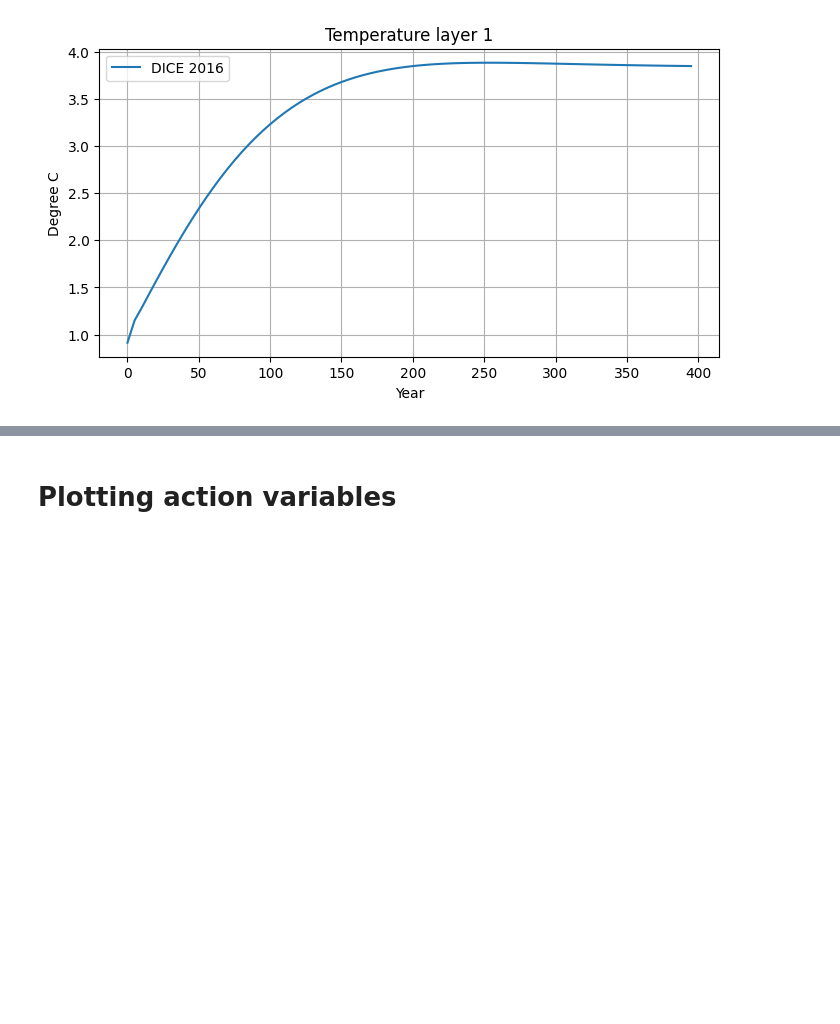
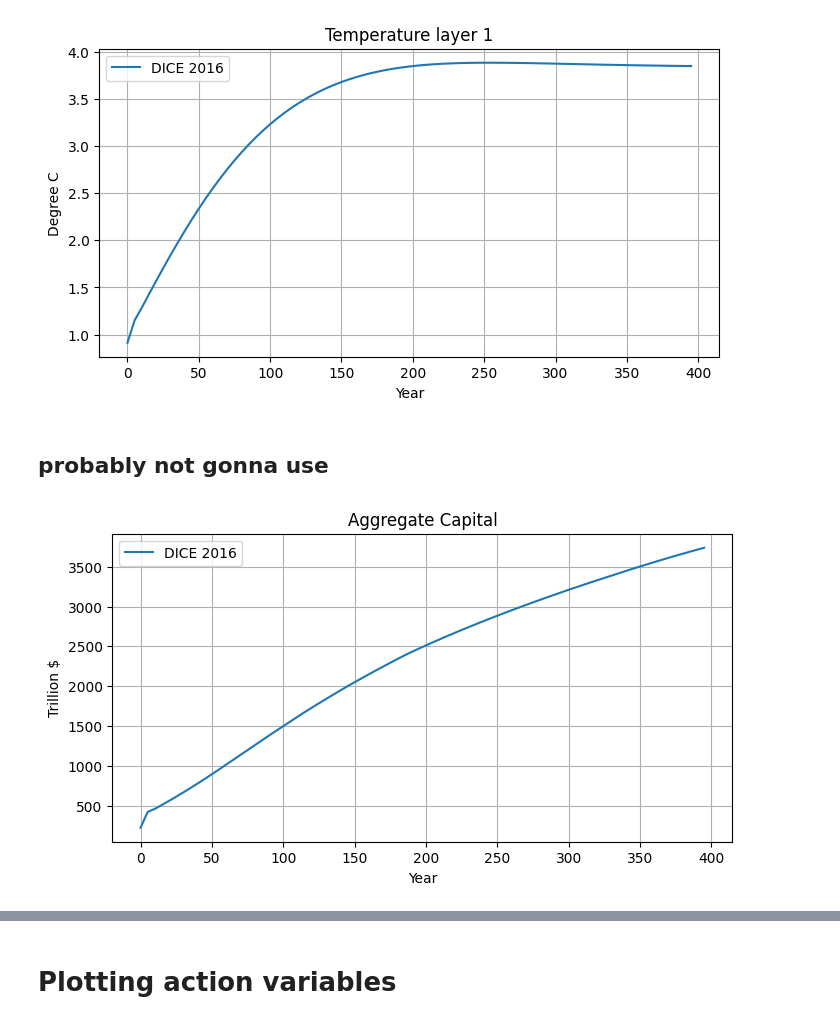
Before and after one commit to hermanvest/DNN-for-ACE, a Jupyter notebook: plotting/thesis_results.ipynb, the cells around one changed output, grey strips where cells are left out. Saved outputs shown, nothing was run; the diff lists cells and outputs as text; code cells hidden in the pictures; blank space fills up the shorter version.

```diff
--- a/plotting/thesis_results.ipynb
+++ b/plotting/thesis_results.ipynb
@@ -8,5 +12,5 @@ from generate_results import initialize
 # %%
-# Utility functions
+# General utility functions
 def load_csv(file_path: str) -> pd.DataFrame:
     try:
         df = pd.read_csv(file_path)
@@ -29,5 +33,7 @@ def get_years(num_time_steps: int) -> np.ndarray:
     years = np.arange(start_year, end_year + 1, 5)
 
     return years
+
+errorstr = "The data does not have enough entries for the requested number of time steps."
 # %%
 env2016, agent2016 = initialize("2016")
@@ -75,2 +83,20 @@ else:
 # %% [output]
 [figure]
+# %% [markdown]
+## probably not gonna use
+# %%
+# Plotting capital
+if not len(df2016['tau_1_t']) >= num_time_steps:
+    raise ValueError(errorstr)
+
+capital = np.exp(df2016["k_t"][:num_time_steps])
+plt.figure(figsize=(8, 4))
+plt.plot(year_labels, capital, label='DICE 2016')
+plt.title('Aggregate Capital')
+plt.xlabel('Year')
+plt.ylabel('Trillion $')
+plt.legend()
+plt.grid(True)
+plt.show()
+# %% [output]
+[figure, added]
```
Also changed, not shown: parts of 19 cells of this notebook, 54 other files.
